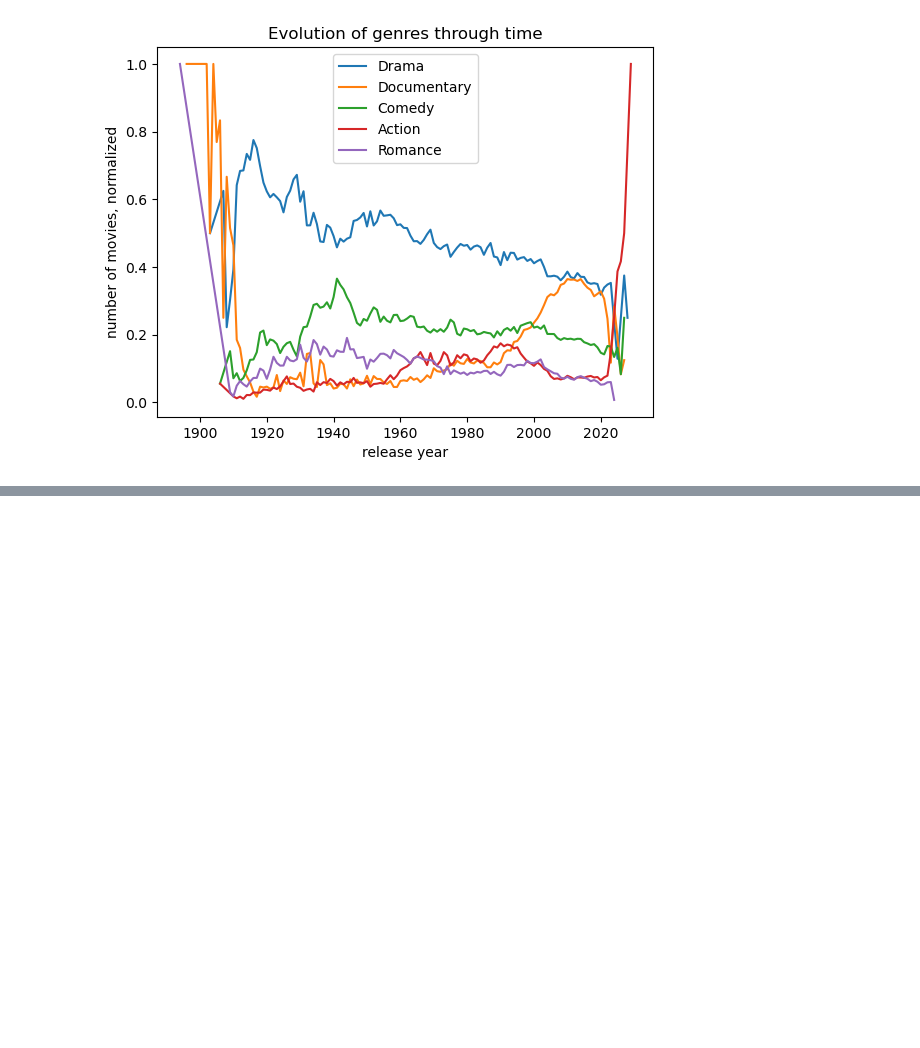
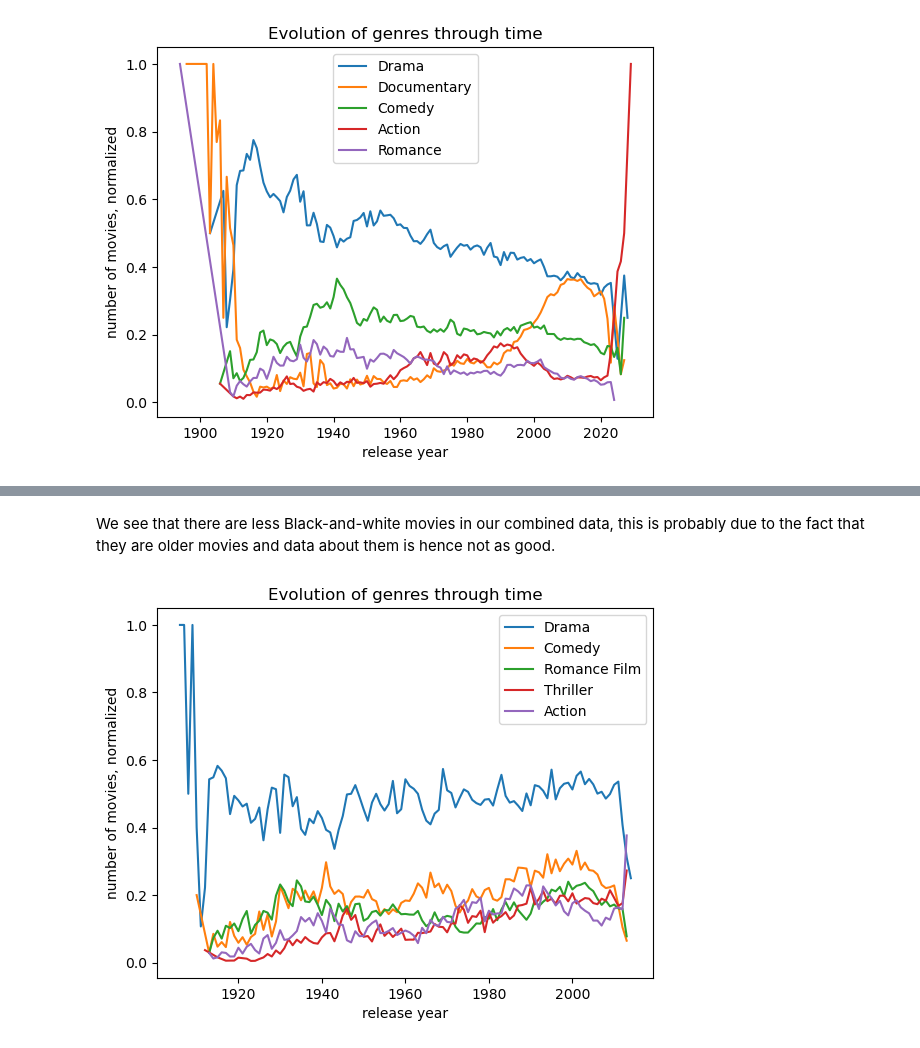
Before and after one commit to epfl-ada/ada-2022-project-tacocat, a Jupyter notebook: src/eda.ipynb, the cells around one changed output, grey strips where cells are left out. Cells and saved outputs as stored; diff of their text form; code cells hidden in the pictures; blank space fills up the shorter version.

```diff
--- a/src/eda.ipynb
+++ b/src/eda.ipynb
@@ -416,0 +467,19 @@ plt.show()
+# %% [markdown]
+We see that there are less Black-and-white movies in our combined data, this is probably due to the fact that they are older movies and data about them is hence not as good.
+# %%
+releases_per_year = movie_data.release_date.apply(lambda d: d.year).value_counts()
+# %%
+genres_by_year_normalized = genres_by_year.copy()
+genres_by_year_normalized.index.set_names(['genre', 'year'], inplace=True)
+genres_by_year_normalized = genres_by_year_normalized.divide(releases_per_year, level=1)
+# %%
+for genre in top_genres:
+    genres_by_year_normalized[genre].plot(label=genre, kind='line')
+
+plt.title('Evolution of genres through time')
+plt.xlabel('release year')
+plt.ylabel('number of movies, normalized')
+plt.legend()
+plt.show()
+# %% [output]
+[figure, added]
```
Also changed, not shown: parts of 45 cells of this notebook, 1 other file.
